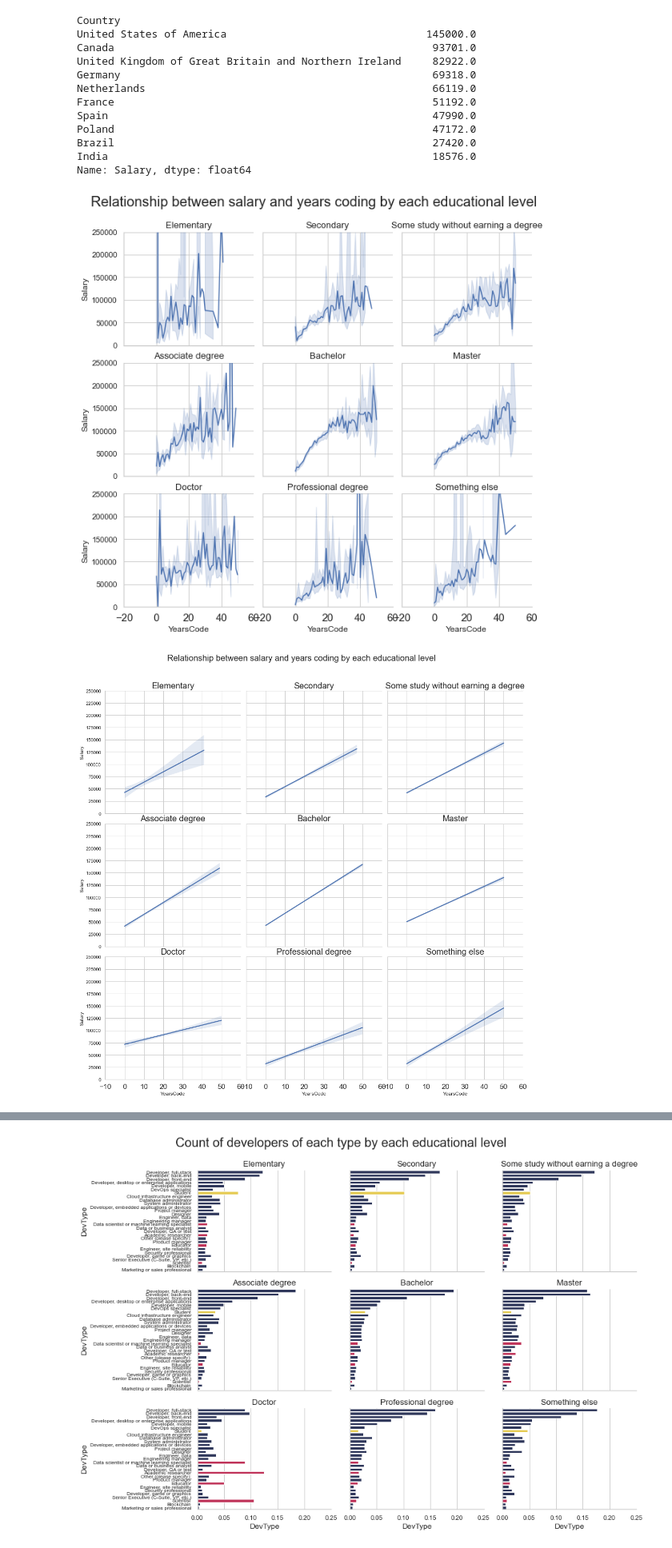
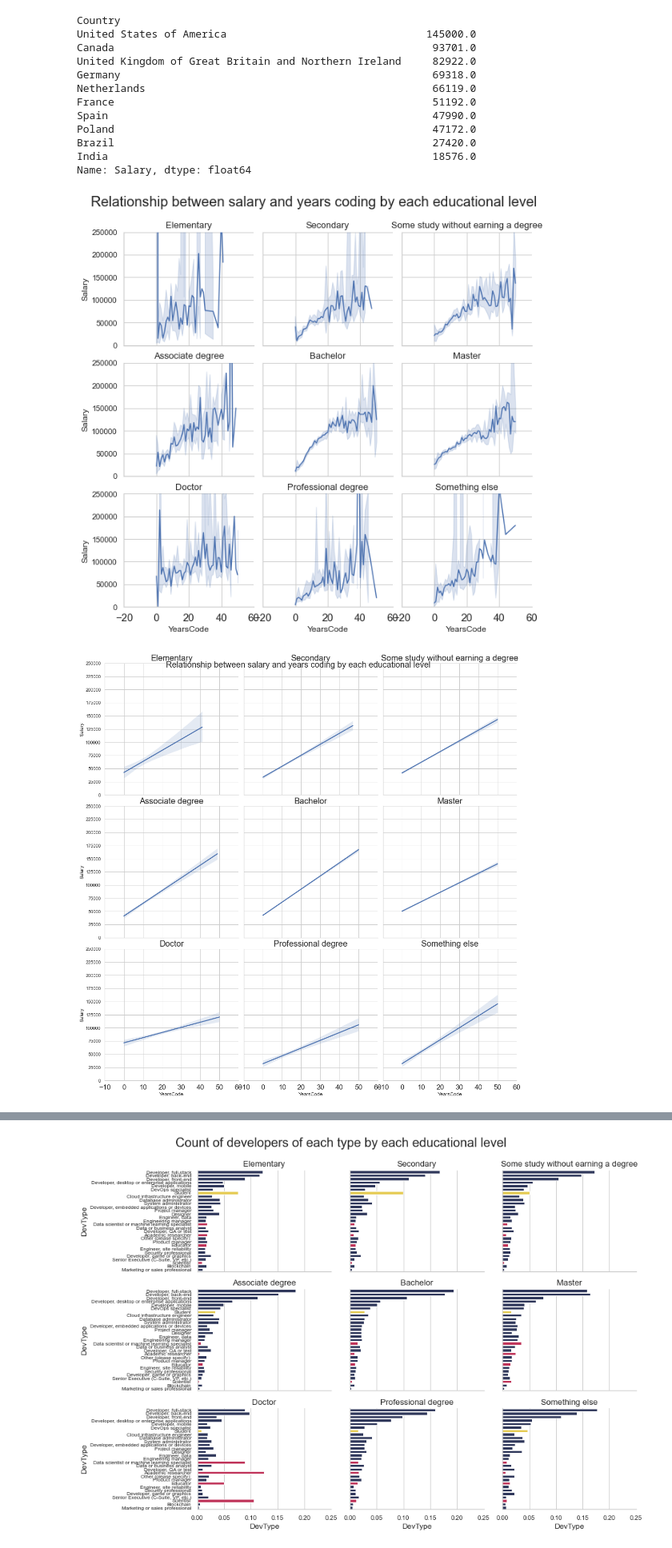
Before and after one commit to bsvaz/blog-project, a Jupyter notebook: ScholarlyBlogPost.ipynb, the cells around one changed output, grey strips where cells are left out. Shown at 80% size. Cells and saved outputs as stored; diff of their text form; code cells hidden in the pictures.

```diff
--- a/ScholarlyBlogPost.ipynb
+++ b/ScholarlyBlogPost.ipynb
@@ -294,6 +279,8 @@ dtype: int64
 72531    13
 Length: 71571, dtype: int64
 [figure]
+# %%
+df_use.drop_duplicates(inplace = True)
 # %%
 df_use.dropna(how = 'all', thresh = 4, inplace = True)
 # %% [markdown]
@@ -577,17 +546,16 @@ g.fig.suptitle('Relationship between salary and years coding by each educational
 g.set_titles(col_template = '{col_name}', size = 13);
 g.set_xticklabels(fontsize = 15);
 # %% [output]
-[figure, old version]
+[figure, new version]
 # %%
 g = sns.lmplot(x = 'YearsCode', y = 'Salary', data = df_use_250k, col = 'EdLevel', col_wrap = 3, scatter_kws = {'alpha': 0}, col_order = order_EdLevel)
 plt.ylim(0, 250000)
 plt.yticks(np.arange(0, 275000, 25000));
-g.fig.subplots_adjust(top=0.9)
 g.fig.suptitle('Relationship between salary and years coding by each educational level', fontsize = 20);
 g.set_titles(col_template = '{col_name}', size = 20);
 g.set_xticklabels(fontsize = 17);
 # %% [output]
-[figure, old version]
+[figure, new version]
 # %%
 columns_lm = list(['intercept']) + list(np.delete([Country for Country in top_10_countries_250k_non_null['Country'].unique()], 0)) + list([EdLevel + '_code' for EdLevel in top_10_countries_250k_non_null['EdLevel'].unique()])
 
```
Also changed, not shown: parts of 19 cells of this notebook, 1 other file.
